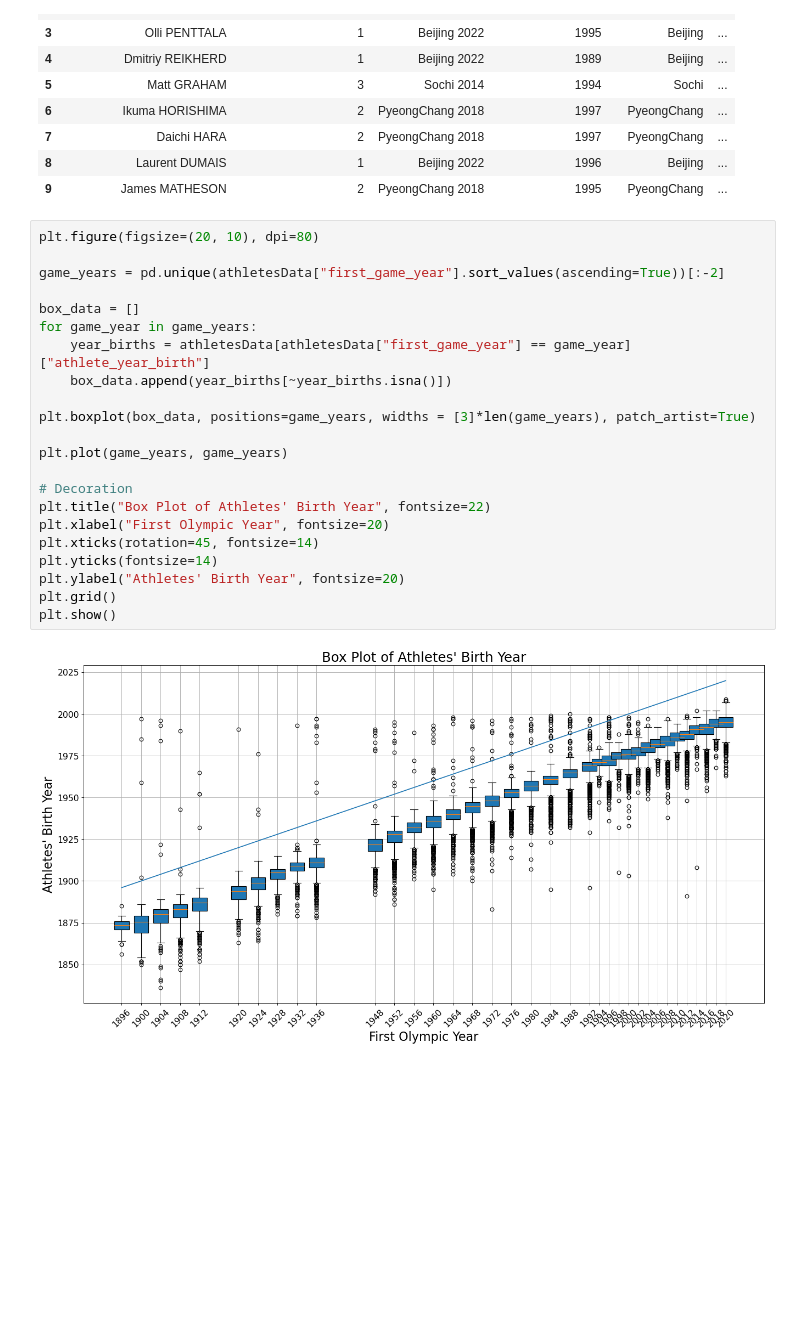
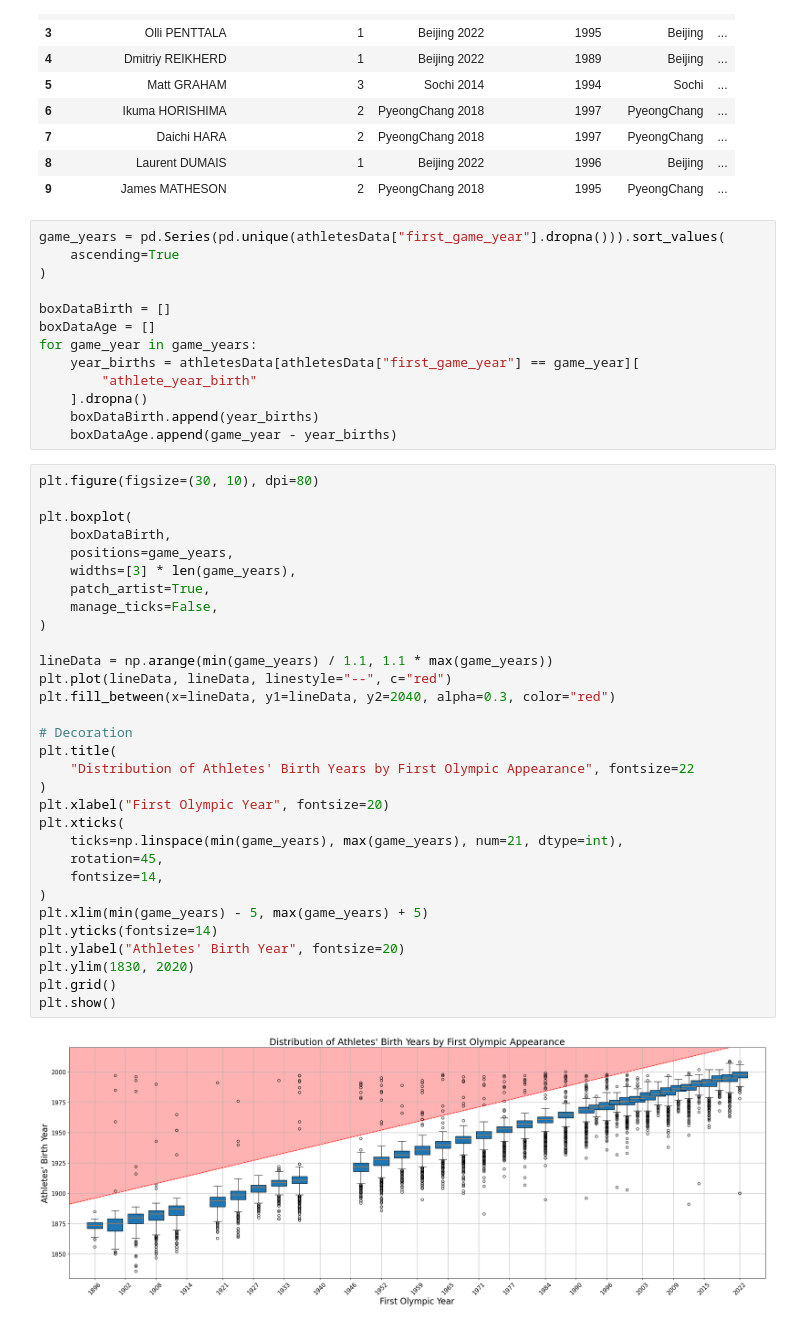
Before and after one commit to willfliaw/CSC_51052_EP, a Jupyter notebook: Project/main/Preliminary data analysis.ipynb, the cells around one changed output. Cells and saved outputs as stored; diff of their text form; blank space fills up the shorter version.

Commit message:
Better box plots + inconsistencies

```diff
--- a/Project/main/Preliminary data analysis.ipynb
+++ b/Project/main/Preliminary data analysis.ipynb
@@ -207,27 +207,49 @@ athletesData.head(10)
 | 7 | Daichi HARA | 2 | PyeongChang 2018 | 1997 | PyeongChang | ... |
 | 8 | Laurent DUMAIS | 1 | Beijing 2022 | 1996 | Beijing | ... |
 | 9 | James MATHESON | 2 | PyeongChang 2018 | 1995 | PyeongChang | ... |
+# %%
+game_years = pd.Series(pd.unique(athletesData["first_game_year"].dropna())).sort_values(
+    ascending=True
+)
+
+boxDataBirth = []
+boxDataAge = []
+for game_year in game_years:
+    year_births = athletesData[athletesData["first_game_year"] == game_year][
+        "athlete_year_birth"
+    ].dropna()
+    boxDataBirth.append(year_births)
+    boxDataAge.append(game_year - year_births)
 # %%
-plt.figure(figsize=(20, 10), dpi=80)
+plt.figure(figsize=(30, 10), dpi=80)
 
-game_years = pd.unique(athletesData["first_game_year"].sort_values(ascending=True))[:-2]
+plt.boxplot(
+    boxDataBirth,
+    positions=game_years,
+    widths=[3] * len(game_years),
+    patch_artist=True,
+    manage_ticks=False,
+)
 
-box_data = []
-for game_year in game_years:
-    year_births = athletesData[athletesData["first_game_year"] == game_year]["athlete_year_birth"]
-    box_data.append(year_births[~year_births.isna()])
-
-plt.boxplot(box_data, positions=game_years, widths = [3]*len(game_years), patch_artist=True)
-
-plt.plot(game_years, game_years)
+lineData = np.arange(min(game_years) / 1.1, 1.1 * max(game_years))
+plt.plot(lineData, lineData, linestyle="--", c="red")
+plt.fill_between(x=lineData, y1=lineData, y2=2040, alpha=0.3, color="red")
 
 # Decoration
-plt.title("Box Plot of Athletes' Birth Year", fontsize=22)
+plt.title(
+    "Distribution of Athletes' Birth Years by First Olympic Appearance", fontsize=22
+)
 plt.xlabel("First Olympic Year", fontsize=20)
-plt.xticks(rotation=45, fontsize=14)
+plt.xticks(
+    ticks=np.linspace(min(game_years), max(game_years), num=21, dtype=int),
+    rotation=45,
+    fontsize=14,
+)
+plt.xlim(min(game_years) - 5, max(game_years) + 5)
 plt.yticks(fontsize=14)
 plt.ylabel("Athletes' Birth Year", fontsize=20)
+plt.ylim(1830, 2020)
 plt.grid()
 plt.show()
 # %% [output]
-[figure, old version]
+[figure, new version]
```
Also changed, not shown: parts of 4 cells of this notebook.
